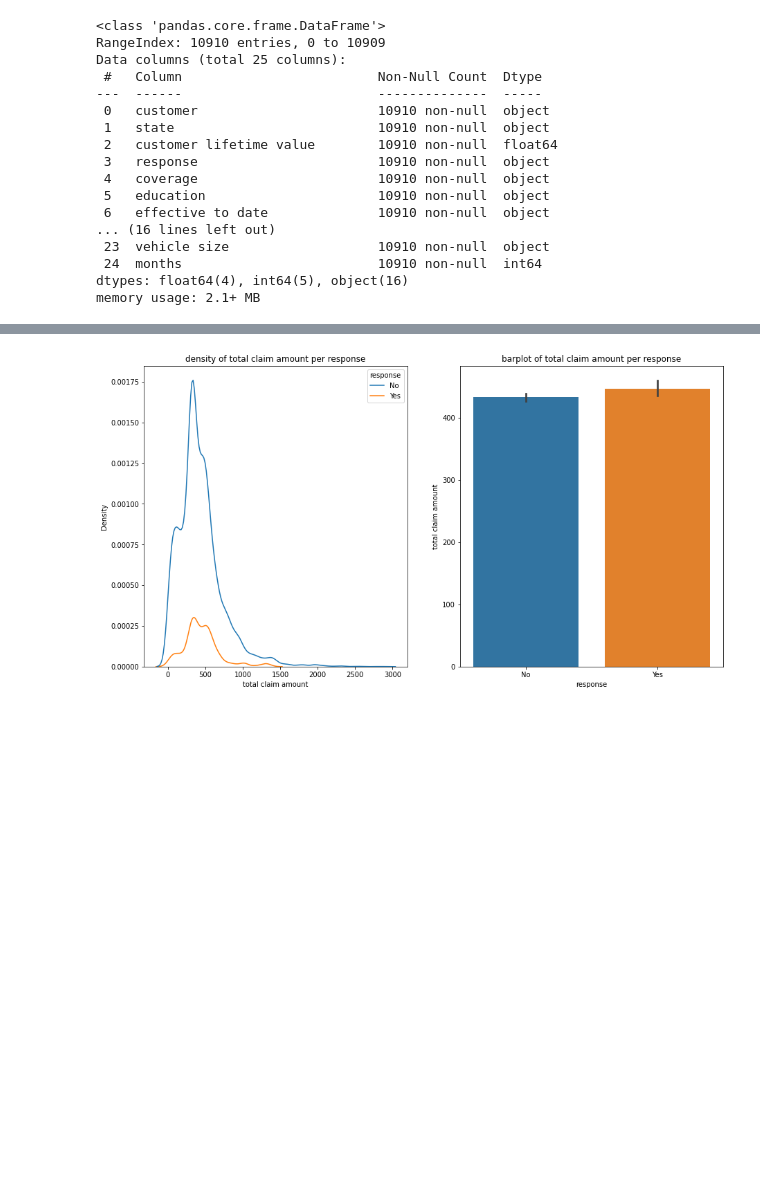
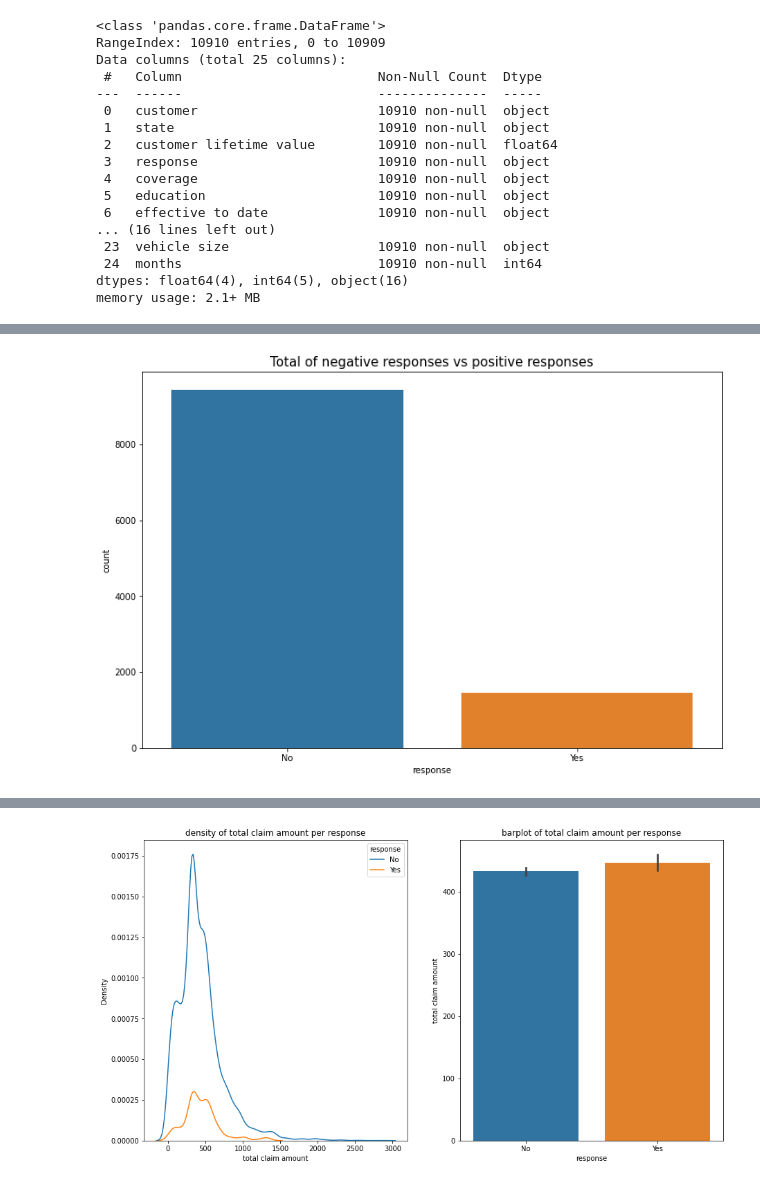
Before and after one commit to sergioaisolutions/lab-customer-analysis-round-3, a Jupyter notebook: solution.ipynb, the cells around one changed output, grey strips where cells are left out. Drawn from its saved outputs; the diff is of its cells as text; code cells hidden in the pictures; blank space fills up the shorter version.

```diff
--- a/solution.ipynb
+++ b/solution.ipynb
@@ -37,3 +37,10 @@ mkt_data.describe().T
 | number of policies | 10910.0 | 2.979193 | 2.399359 | 1.000000 | 1.000000 | 2.000000 | 4.000000 | 9.000000 |
 | total claim amount | 10910.0 | 434.888330 | 292.180556 | 0.099007 | 271.082527 | 382.564630 | 547.200000 | 2893.239678 |
 | months | 10910.0 | 1.466728 | 0.498915 | 1.000000 | 1.000000 | 1.000000 | 2.000000 | 2.000000 |
+# %%
+fig = plt.figure(figsize = (12,8))
+plt.title('Total of negative responses vs positive responses', fontsize = 15)
+sns.countplot(x = 'response', data = mkt_data)
+plt.show()
+# %% [output]
+[figure, added]
```
Also changed, not shown: parts of 3 cells of this notebook.
